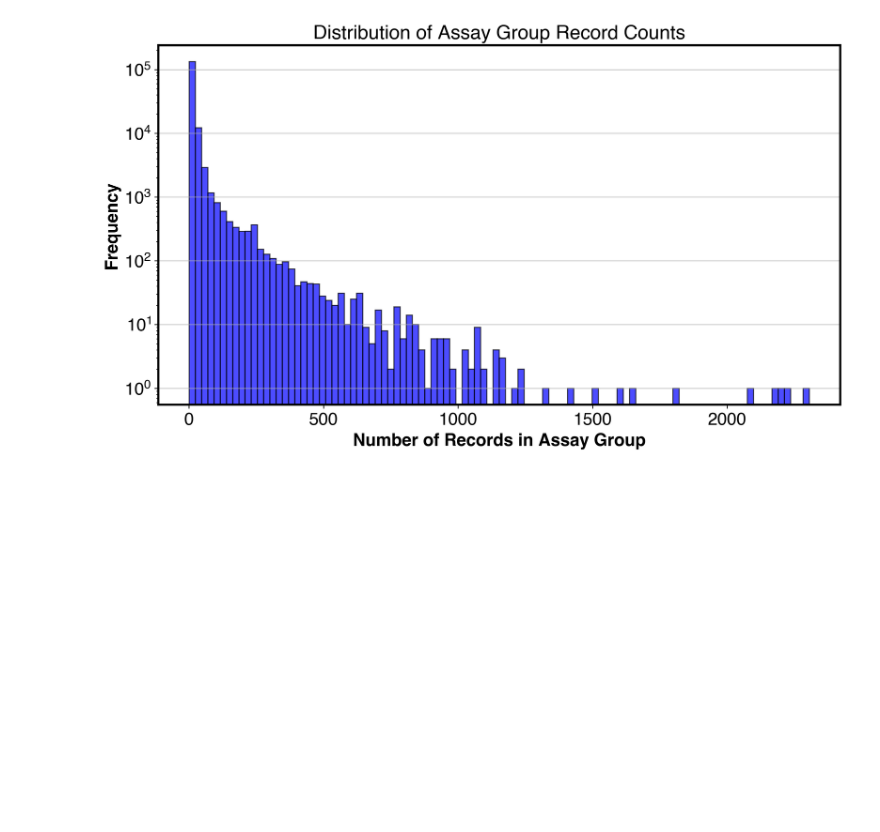
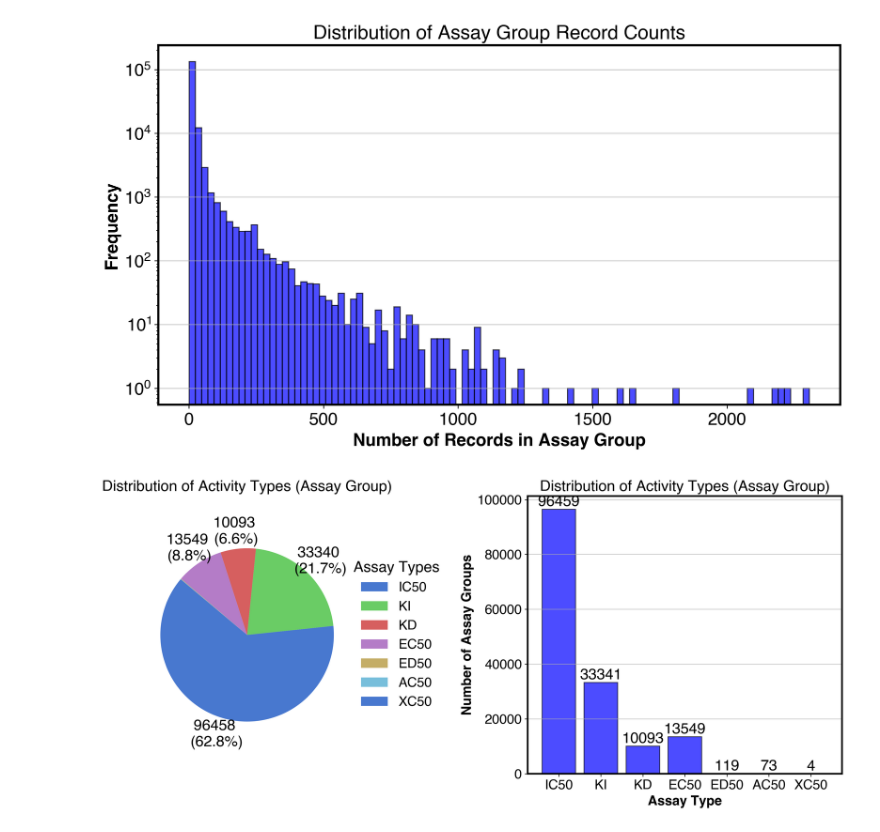
Before and after one commit to Donk6666669/AlphaRank, a Jupyter notebook: notebooks/chembl_bdb_statistics.ipynb, the cells around one changed output. Drawn from its saved outputs; the diff is of its cells as text; code cells hidden in the pictures; blank space fills up the shorter version.

```diff
--- a/notebooks/chembl_bdb_statistics.ipynb
+++ b/notebooks/chembl_bdb_statistics.ipynb
@@ -268,6 +269,77 @@ Number of assay groups with more than 10 records: 43654 (28.41%)
 Number of assay groups with more than 100 records: 4005 (2.61%)
 Number of assay groups with more than 1000 records: 38 (0.02%)
 [figure]
+# %%
+# count assay type for each group
+assay_type_count = {}
+for group_key, group in assay_groups.items():
+    assay_type = group_key.split("_")[-1]
+    if assay_type not in assay_type_count:
+        assay_type_count[assay_type] = 0
+    assay_type_count[assay_type] += 1
+
+# Combine pie chart and histogram into one figure with two subplots
+fig, axes = plt.subplots(1, 2, figsize=(12, 6), width_ratios=[1.5, 2.5])
+
+# Plot pie chart of assay type count on the left
+wedges, texts, autotexts = axes[0].pie(
+    assay_type_count.values(),
+    labels=None,  # Remove labels from the pie chart
+    autopct=lambda pct: (
+        f"{int(pct / 100 * sum(assay_type_count.values()))} \n({pct:.1f}%)"
+        if pct > 1
+        else ""
+    ),
+    startangle=140,
+    textprops=dict(color="black"),
+    pctdistance=1.2,
+)
+axes[0].axis(
+    "equal"
+)  # Equal aspect ratio ensures that pie is drawn as a circle.
+axes[0].set_title("Distribution of Activity Types (Assay Group)")
+
+# Add a legend for the pie chart
+axes[0].legend(
+    wedges,
+    assay_type_count.keys(),
+    title="Assay Types",
+    loc="center left",
+    bbox_to_anchor=(1, 0, 0.5, 1),
+)
+
+
+# Plot bar chart of assay type count on the right
+bars = axes[1].bar(
+    assay_type_count.keys(),
+    assay_type_count.values(),
+    color="blue",
+    alpha=0.7,
+    edgecolor="black",
+)
+axes[1].set_xlabel("Assay Type")
+axes[1].set_ylabel("Number of Assay Groups")
+axes[1].set_title("Distribution of Activity Types (Assay Group)")
+axes[1].grid(axis="y", alpha=0.75)
+
+# Add annotations to the bar chart
+for bar in bars:
+    height = bar.get_height()
+    axes[1].text(
+        bar.get_x() + bar.get_width() / 2,
+        height,
+        f"{int(height)}",
+        ha="center",
+        va="bottom",
+        # fontsize=10,
+        color="black",
+    )
+
+# Adjust layout to prevent overlap
+plt.tight_layout()
+plt.show()
+# %% [output]
+[figure, added]
 # %%
 # count assay type for each group
 assay_type_count = {}
```
Also changed, not shown: parts of 15 cells of this notebook, 24 other files.
